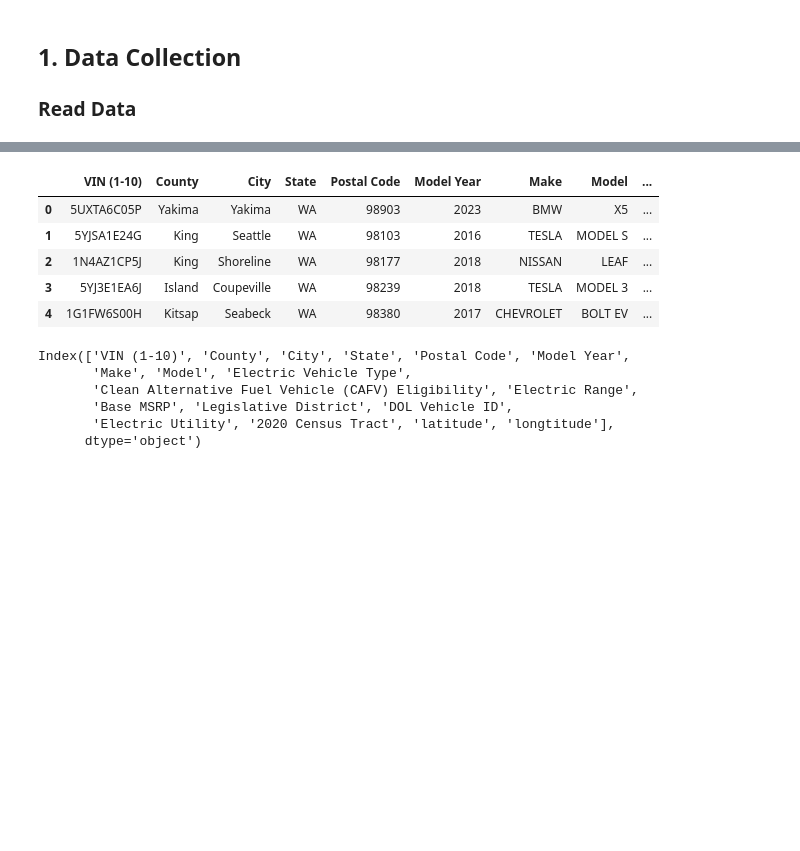
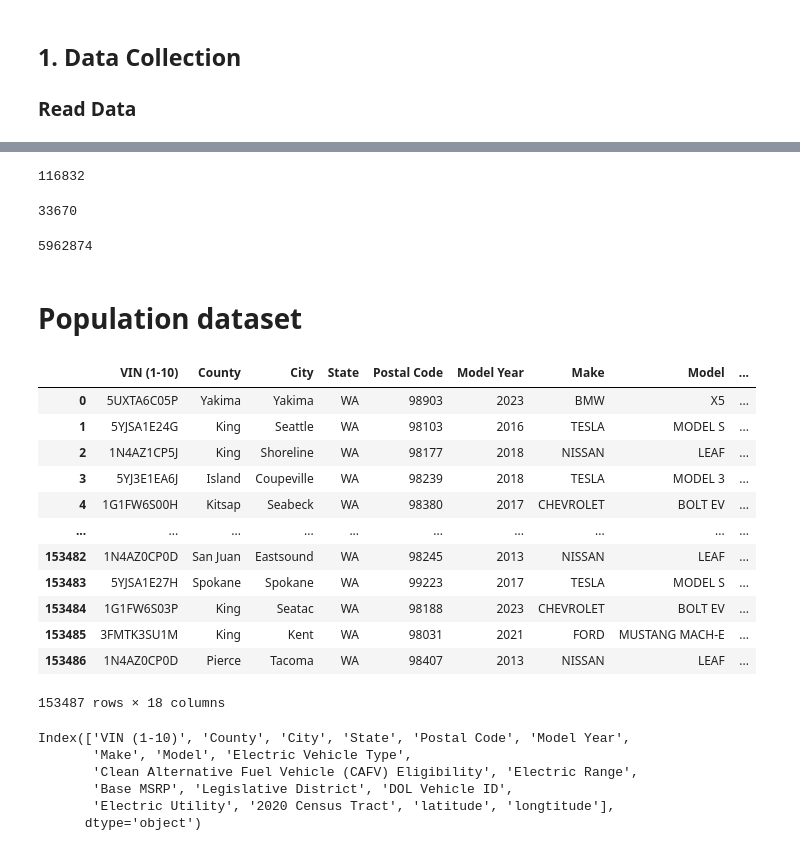
Before and after one commit to EV-viz/project554, a Jupyter notebook: preprocessing/data_processing-H.ipynb, the cells around one changed output, grey strips where cells are left out. Cells and saved outputs as stored; diff of their text form; code cells hidden in the pictures; blank space fills up the shorter version.

```diff
--- a/preprocessing/data_processing-H.ipynb
+++ b/preprocessing/data_processing-H.ipynb
@@ -25,13 +76,39 @@ sorted(res)
+# %%
+
+
+num_bev = filtered_df['Battery Electric Vehicles (BEVs)'].sum()
+num_bev
+# %% [output]
+116832
+# %%
+
+num_pev = filtered_df['Plug-In Hybrid Electric Vehicles (PHEVs)'].sum()
+num_pev
+# %% [output]
+33670
+# %%
+num_total
+# %% [output]
+5962874
+# %% [markdown]
+# Population dataset
 # %%
 dfpop = pd.read_csv(os.path.join(path, 'EV_population.csv'))
-dfpop.head()
+dfpop
 # %% [output]
 |  | VIN (1-10) | County | City | State | Postal Code | Model Year | Make | Model | ... |
 | 0 | 5UXTA6C05P | Yakima | Yakima | WA | 98903 | 2023 | BMW | X5 | ... |
 | 1 | 5YJSA1E24G | King | Seattle | WA | 98103 | 2016 | TESLA | MODEL S | ... |
 | 2 | 1N4AZ1CP5J | King | Shoreline | WA | 98177 | 2018 | NISSAN | LEAF | ... |
 | 3 | 5YJ3E1EA6J | Island | Coupeville | WA | 98239 | 2018 | TESLA | MODEL 3 | ... |
 | 4 | 1G1FW6S00H | Kitsap | Seabeck | WA | 98380 | 2017 | CHEVROLET | BOLT EV | ... |
+| ... | ... | ... | ... | ... | ... | ... | ... | ... | ... |
+| 153482 | 1N4AZ0CP0D | San Juan | Eastsound | WA | 98245 | 2013 | NISSAN | LEAF | ... |
+| 153483 | 5YJSA1E27H | Spokane | Spokane | WA | 99223 | 2017 | TESLA | MODEL S | ... |
+| 153484 | 1G1FW6S03P | King | Seatac | WA | 98188 | 2023 | CHEVROLET | BOLT EV | ... |
+| 153485 | 3FMTK3SU1M | King | Kent | WA | 98031 | 2021 | FORD | MUSTANG MACH-E | ... |
+| 153486 | 1N4AZ0CP0D | Pierce | Tacoma | WA | 98407 | 2013 | NISSAN | LEAF | ... |
+153487 rows × 18 columns
 # %%
 dfpop.columns
 # %% [output]
```
Also changed, not shown: parts of 43 cells of this notebook, 12 other files.
